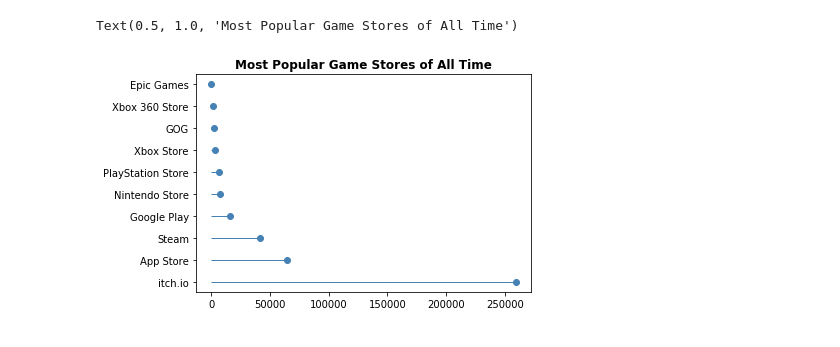
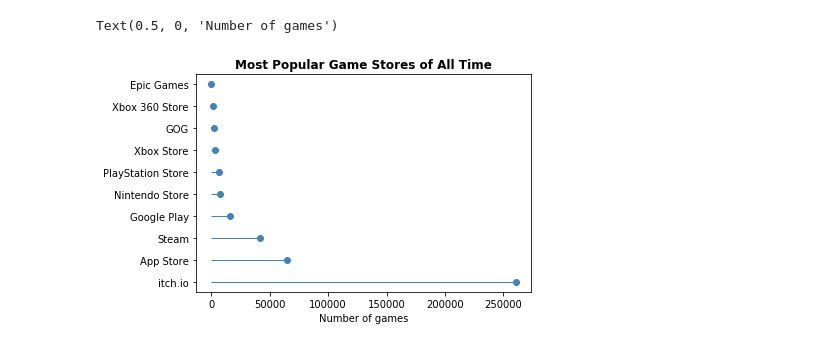
Before and after one commit to Rishi0406/project_1, a Jupyter notebook: getdata.ipynb, the cells around one changed output. Drawn from its saved outputs; the diff is of its cells as text; code cells hidden in the pictures.

```diff
--- a/getdata.ipynb
+++ b/getdata.ipynb
@@ -91,9 +92,10 @@ store_df
 # %%
 # lollipop plot of most popular game stores of all time
-plt.hlines(store_df["name"], xmin=0, xmax=store_df["number of games"],linewidth=1,color='steelblue')
+plt.hlines(store_df["name"], xmin=0, xmax=store_df["number of games"], linewidth=1, color='steelblue')
 plt.plot(store_df["number of games"], store_df["name"], "o", color='steelblue')
-plt.title("Most Popular Game Stores of All Time",fontweight="bold")
+plt.title("Most Popular Game Stores of All Time", fontweight="bold")
+plt.xlabel("Number of games")
 # %% [output]
-Text(0.5, 1.0, 'Most Popular Game Stores of All Time')
+Text(0.5, 0, 'Number of games')
-[figure, old version]
+[figure, new version]
 # %%
```
Also changed, not shown: parts of 10 cells of this notebook, 7 other files.
